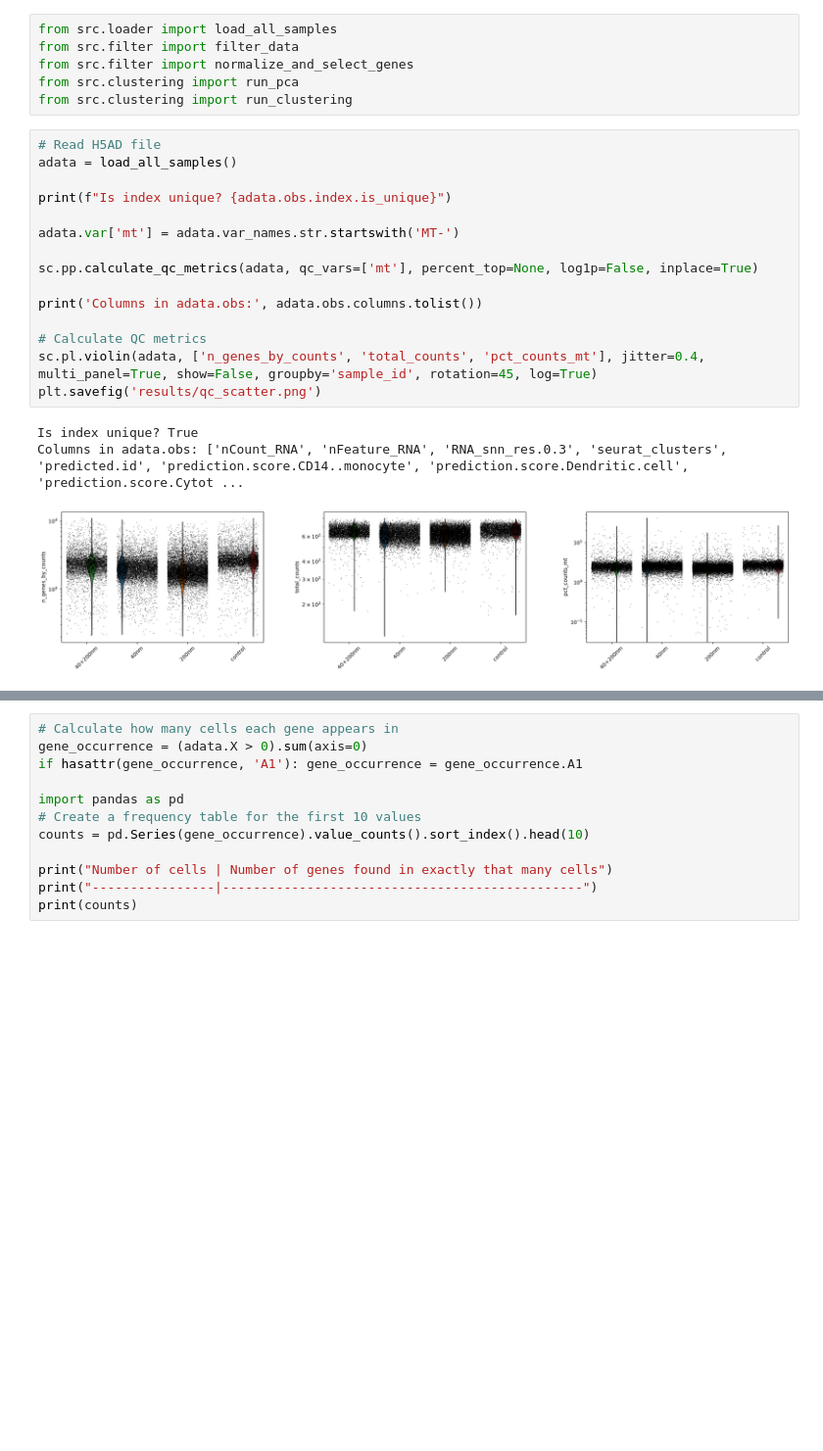
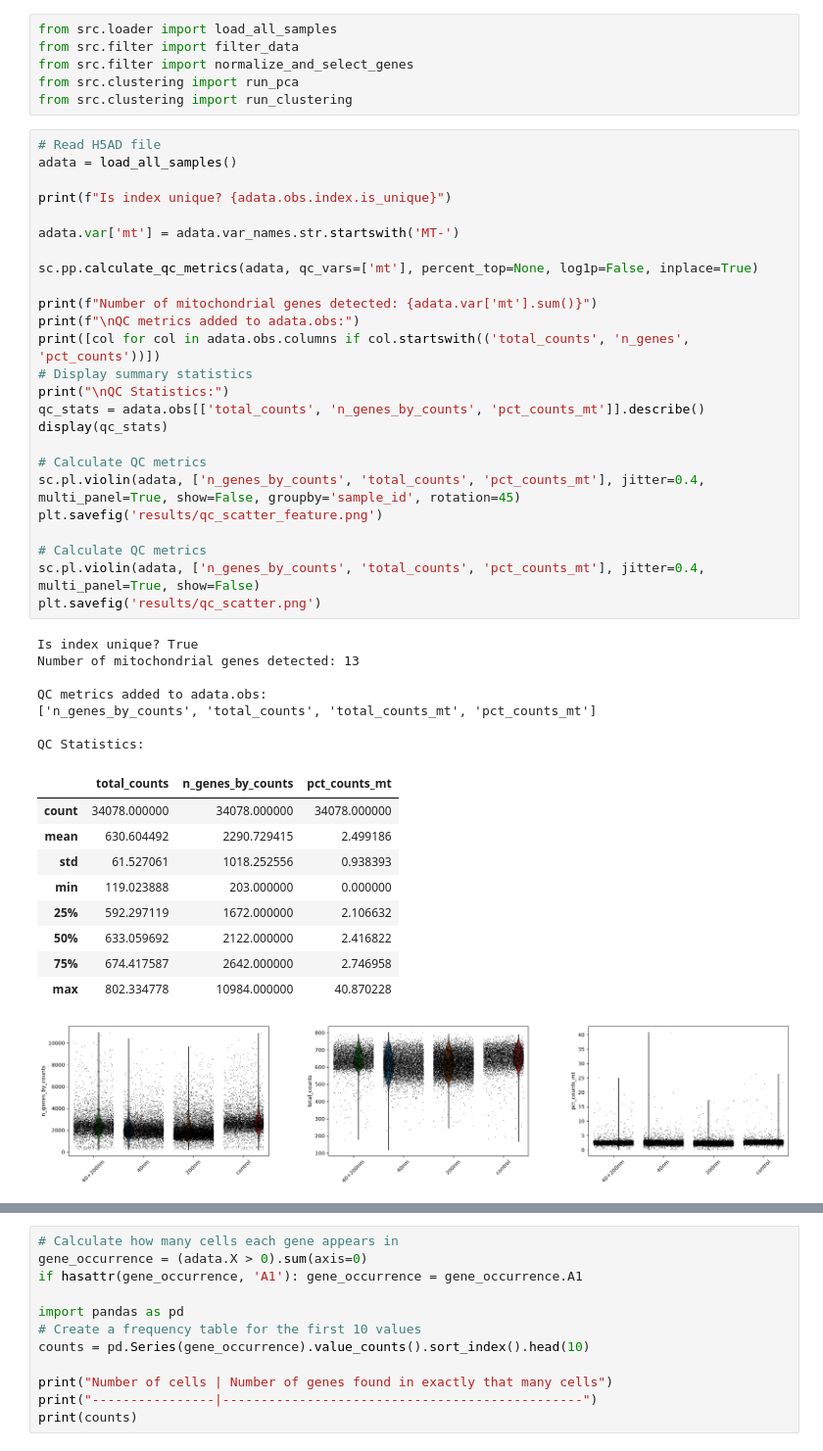
Before and after one commit to jovanrajsic/gi-2026, a Jupyter notebook: 01_preprocessing.ipynb, the cells around one changed output, grey strips where cells are left out. Shown at 98% size. Saved outputs shown, nothing was run; the diff lists cells and outputs as text; blank space fills up the shorter version.

```diff
--- a/01_preprocessing.ipynb
+++ b/01_preprocessing.ipynb
@@ -12,19 +12,43 @@ from src.clustering import run_clustering
 # %%
 # Read H5AD file
 adata = load_all_samples()
 
 print(f"Is index unique? {adata.obs.index.is_unique}")
 
 adata.var['mt'] = adata.var_names.str.startswith('MT-')
 
 sc.pp.calculate_qc_metrics(adata, qc_vars=['mt'], percent_top=None, log1p=False, inplace=True)
 
-print('Columns in adata.obs:', adata.obs.columns.tolist())
+print(f"Number of mitochondrial genes detected: {adata.var['mt'].sum()}")
+print(f"\nQC metrics added to adata.obs:")
+print([col for col in adata.obs.columns if col.startswith(('total_counts', 'n_genes', 'pct_counts'))])
+# Display summary statistics
+print("\nQC Statistics:")
+qc_stats = adata.obs[['total_counts', 'n_genes_by_counts', 'pct_counts_mt']].describe()
+display(qc_stats)
 
 # Calculate QC metrics
-sc.pl.violin(adata, ['n_genes_by_counts', 'total_counts', 'pct_counts_mt'], jitter=0.4, multi_panel=True, show=False, groupby='sample_id', rotation=45, log=True)
+sc.pl.violin(adata, ['n_genes_by_counts', 'total_counts', 'pct_counts_mt'], jitter=0.4, multi_panel=True, show=False, groupby='sample_id', rotation=45)
+plt.savefig('results/qc_scatter_feature.png')
+
+# Calculate QC metrics
+sc.pl.violin(adata, ['n_genes_by_counts', 'total_counts', 'pct_counts_mt'], jitter=0.4, multi_panel=True, show=False)
 plt.savefig('results/qc_scatter.png')
 # %% [output]
 Is index unique? True
-Columns in adata.obs: ['nCount_RNA', 'nFeature_RNA', 'RNA_snn_res.0.3', 'seurat_clusters', 'predicted.id', 'prediction.score.CD14..monocyte', 'prediction.score.Dendritic.cell', 'prediction.score.Cytot ...
+Number of mitochondrial genes detected: 13
+
+QC metrics added to adata.obs:
+['n_genes_by_counts', 'total_counts', 'total_counts_mt', 'pct_counts_mt']
+
+QC Statistics:
+|  | total_counts | n_genes_by_counts | pct_counts_mt |
+| count | 34078.000000 | 34078.000000 | 34078.000000 |
+| mean | 630.604492 | 2290.729415 | 2.499186 |
+| std | 61.527061 | 1018.252556 | 0.938393 |
+| min | 119.023888 | 203.000000 | 0.000000 |
+| 25% | 592.297119 | 1672.000000 | 2.106632 |
+| 50% | 633.059692 | 2122.000000 | 2.416822 |
+| 75% | 674.417587 | 2642.000000 | 2.746958 |
+| max | 802.334778 | 10984.000000 | 40.870228 |
-[figure, old version]
+[figure, new version]
```
Also changed, not shown: parts of 13 cells of this notebook, 3 other files.
